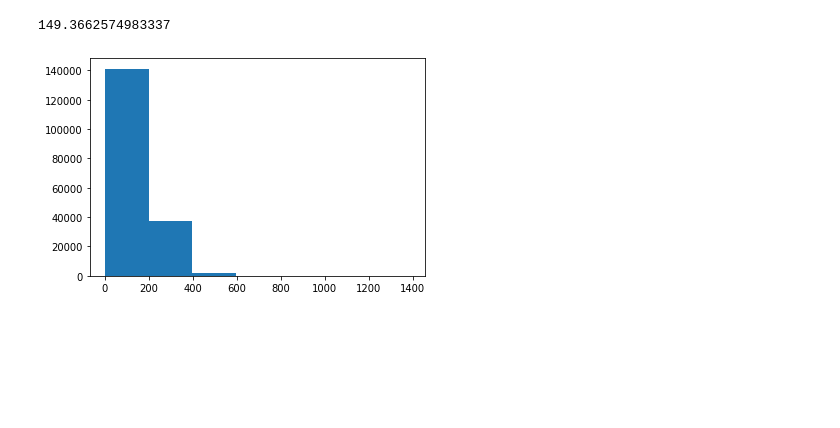
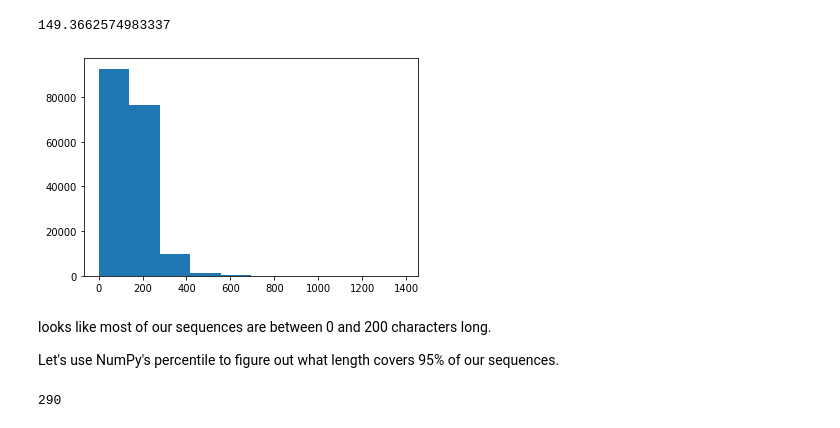
Before and after one commit to Nikitaion/TensorFlowLearning, a Jupyter notebook: 09_SkimLit_nlp_milestone_project_2.ipynb, the cells around one changed output. Drawn from its saved outputs; the diff is of its cells as text; code cells hidden in the pictures; blank space fills up the shorter version.

```diff
--- a/09_SkimLit_nlp_milestone_project_2.ipynb
+++ b/09_SkimLit_nlp_milestone_project_2.ipynb
@@ -1193,6 +1200,16 @@ mean_char_len
 # %%
 # Check the distribution of our sequences at character-level
 import matplotlib.pyplot as plt
-plt.hist(char_lens, bins=7);
+plt.hist(char_lens, bins=10);
 # %% [output]
-[figure, old version]
+[figure, new version]
+# %% [markdown]
+looks like most of our sequences are between 0 and 200 characters long.
+
+Let's use NumPy's percentile to figure out what length covers 95% of our sequences.
+# %%
+# Find what character length covers 95% of sequences
+output_seq_char_len = int(np.percentile(char_lens, 95))
+output_seq_char_len
+# %% [output]
+290
```
Also changed, not shown: parts of 42 cells of this notebook.
